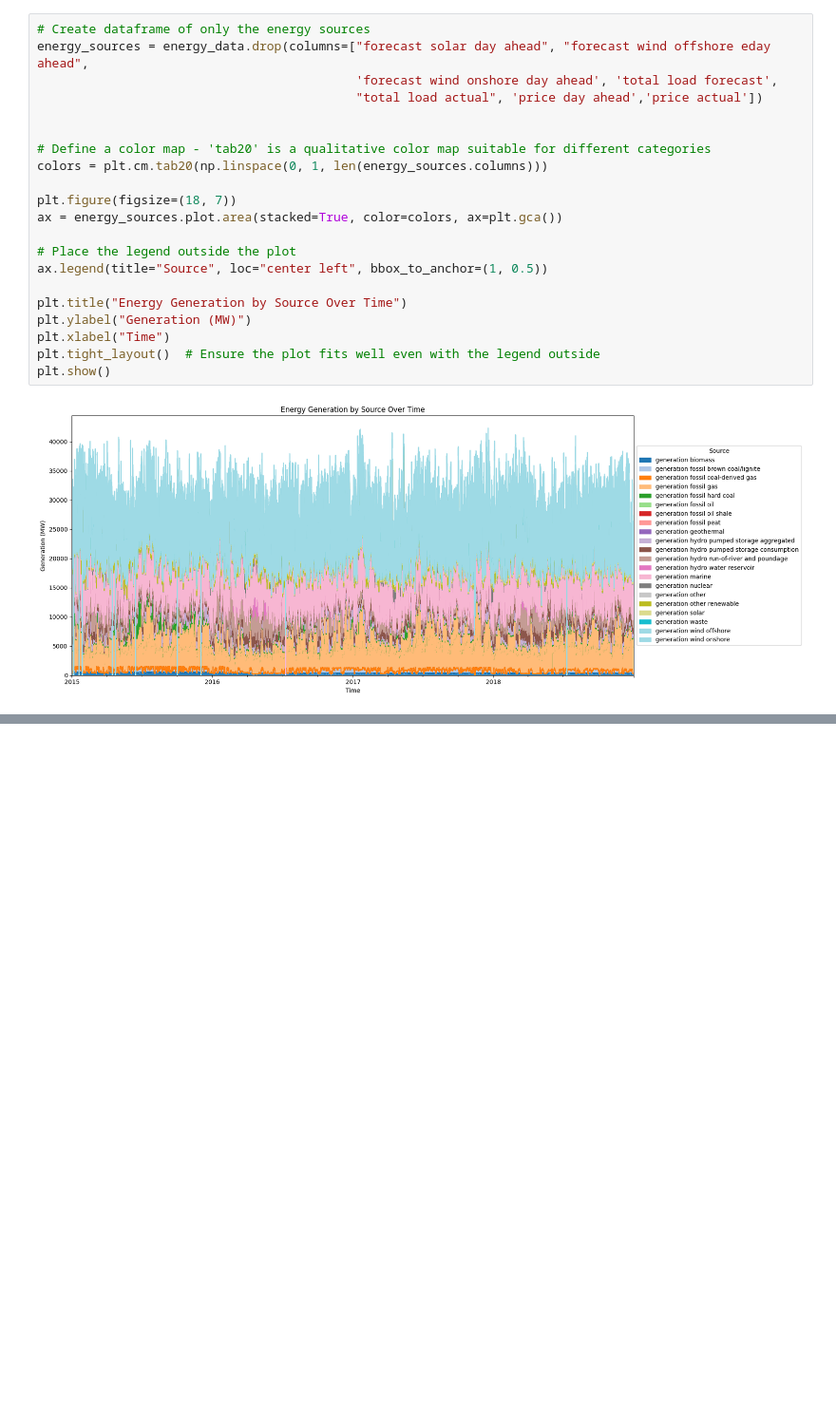
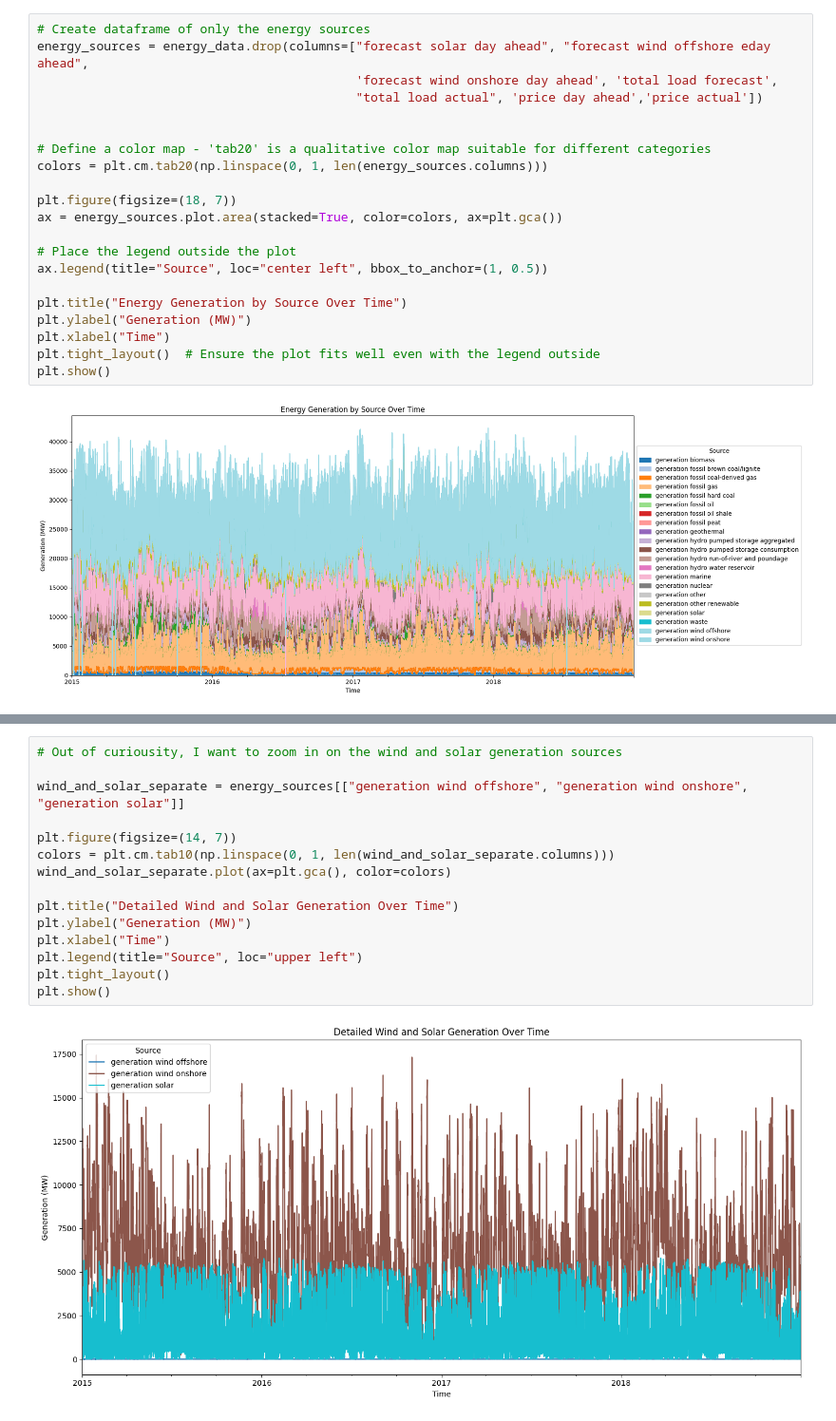
Before and after one commit to zoemcbride/energy-data-lab, a Jupyter notebook: spanish_energy_data_weather_analysis.ipynb, the cells around one changed output, grey strips where cells are left out. Shown at 95% size. Saved outputs shown, nothing was run; the diff lists cells and outputs as text; blank space fills up the shorter version.

```diff
--- a/spanish_energy_data_weather_analysis.ipynb
+++ b/spanish_energy_data_weather_analysis.ipynb
@@ -98,0 +168,17 @@ plt.show()
+# %%
+# Out of curiousity, I want to zoom in on the wind and solar generation sources
+
+wind_and_solar_separate = energy_sources[["generation wind offshore", "generation wind onshore", "generation solar"]]
+
+plt.figure(figsize=(14, 7))
+colors = plt.cm.tab10(np.linspace(0, 1, len(wind_and_solar_separate.columns)))
+wind_and_solar_separate.plot(ax=plt.gca(), color=colors)
+
+plt.title("Detailed Wind and Solar Generation Over Time")
+plt.ylabel("Generation (MW)")
+plt.xlabel("Time")
+plt.legend(title="Source", loc="upper left")
+plt.tight_layout()
+plt.show()
+# %% [output]
+[figure, added]
```
Also changed, not shown: parts of 12 cells of this notebook.
